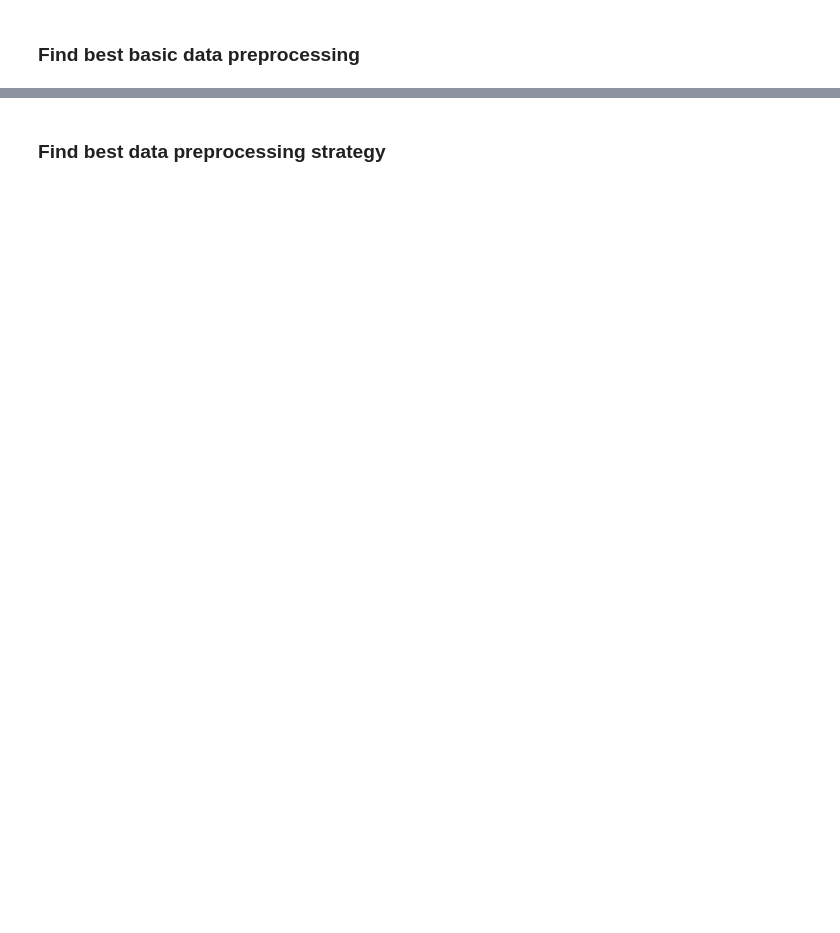
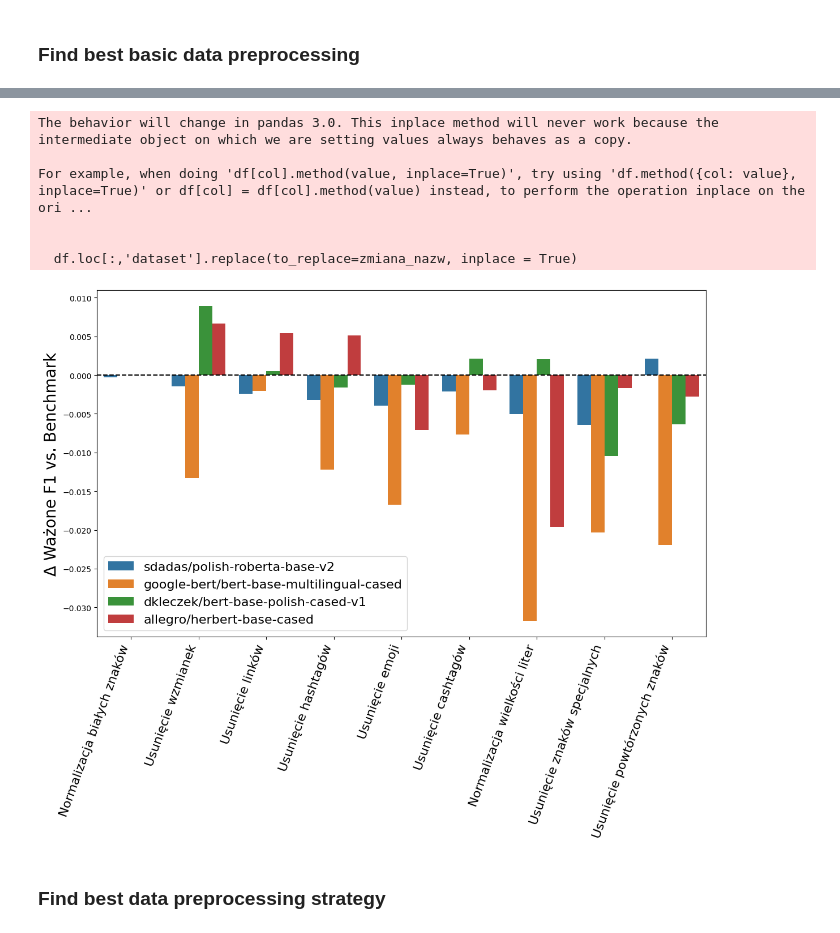
Before and after one commit to SzymonJot/PolishTweetsClassification, a Jupyter notebook: PolishTweetsClassifcation.ipynb, the cells around one changed output, grey strips where cells are left out. Saved outputs shown, nothing was run; the diff lists cells and outputs as text; code cells hidden in the pictures; blank space fills up the shorter version.

```diff
--- a/PolishTweetsClassifcation.ipynb
+++ b/PolishTweetsClassifcation.ipynb
@@ -383,3 +312,57 @@ display(beneficial_preprocessing)
+# %%
+cols_to_use = all_results.select_dtypes(include='number').columns.drop('model_seed')
+pre_processing = all_results.groupby(['dataset', 'model'])['weighted_f1'].agg('mean').reset_index().sort_values(by = ['model','dataset','weighted_f1'], ascending = False)
+benchmark = pre_processing.loc[pre_processing['dataset']=='No_processing',['model','weighted_f1']]
+
+df = pd.merge(pre_processing, benchmark, on='model', suffixes=('', '_benchmark'))
+df['dataset'].unique().tolist()
+zmiana_nazw  = {'No_processing_norm': 'Normalizacja białych znaków',
+ 'No_processing_mention' : 'Usunięcie wzmianek',
+ 'No_processing_http': 'Usunięcie linków',
+ 'No_processing_hashtag': 'Usunięcie hashtagów',
+ 'No_processing_emoji': 'Usunięcie emoji',
+ 'No_processing_cashtag': 'Usunięcie cashtagów',
+ 'No_processing_caps': 'Normalizacja wielkości liter',
+ 'No_processing__text': 'Usunięcie znaków specjalnych',
+ 'No_processing__rep': 'Usunięcie powtórzonych znaków',
+ 'No_processing': 'Brak przetwarzania'}
+
+df.loc[:,'dataset'].replace(to_replace=zmiana_nazw, inplace = True)
+
+
+baseline = df[df['dataset'] == 'Brak przetwarzania'][['model', 'weighted_f1']]
+baseline = baseline.rename(columns={'weighted_f1': 'baseline_f1'})
+
+# Merge baseline back to the full dataset
+df = df.merge(baseline, on='model')
+
+# Calculate the difference
+df['delta'] = df['weighted_f1'] - df['baseline_f1']
+
+# Filter out the baseline itself (we don't need to compare it to itself)
+df_filtered = df[df['dataset'] != 'Brak przetwarzania']
+
+# Plot the delta
+plt.figure(figsize=(12, 10))
+sns.barplot(data=df_filtered, x='dataset', y='delta', hue='model')
+plt.axhline(0, color='black', linestyle='--')
+plt.xticks(rotation=70, ha='right', fontsize=16)
+#plt.title("Zmiana w ważonym F1 w porównianiu do Benchmark (No_processing) dla różnych modeli")
+plt.ylabel("Δ Ważone F1 vs. Benchmark", fontsize=20)
+plt.xlabel("", fontsize=20)
+
+plt.legend(prop={'size': 16})
+
+plt.tight_layout()
+plt.show()
+# %% [output]
+The behavior will change in pandas 3.0. This inplace method will never work because the intermediate object on which we are setting values always behaves as a copy.
+
+For example, when doing 'df[col].method(value, inplace=True)', try using 'df.method({col: value}, inplace=True)' or df[col] = df[col].method(value) instead, to perform the operation inplace on the ori ...
+
+
+  df.loc[:,'dataset'].replace(to_replace=zmiana_nazw, inplace = True)
+[figure, added]
 # %% [markdown]
 ### Find best data preprocessing strategy
 # %%
```
Also changed, not shown: parts of 28 cells of this notebook, 24 other files.
